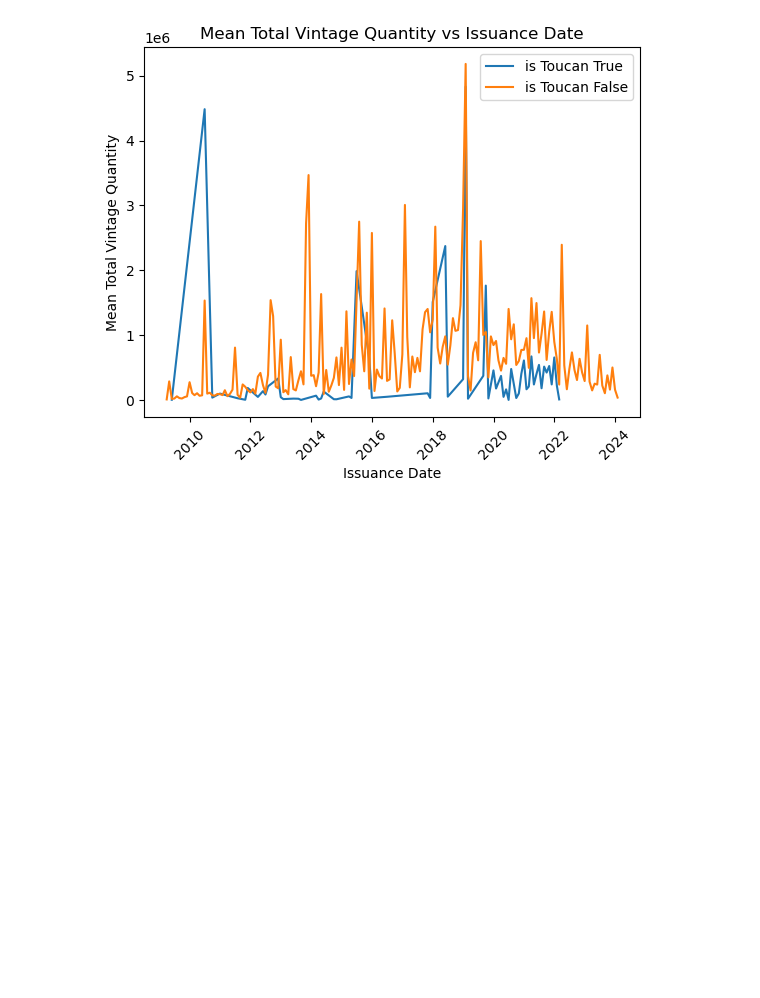
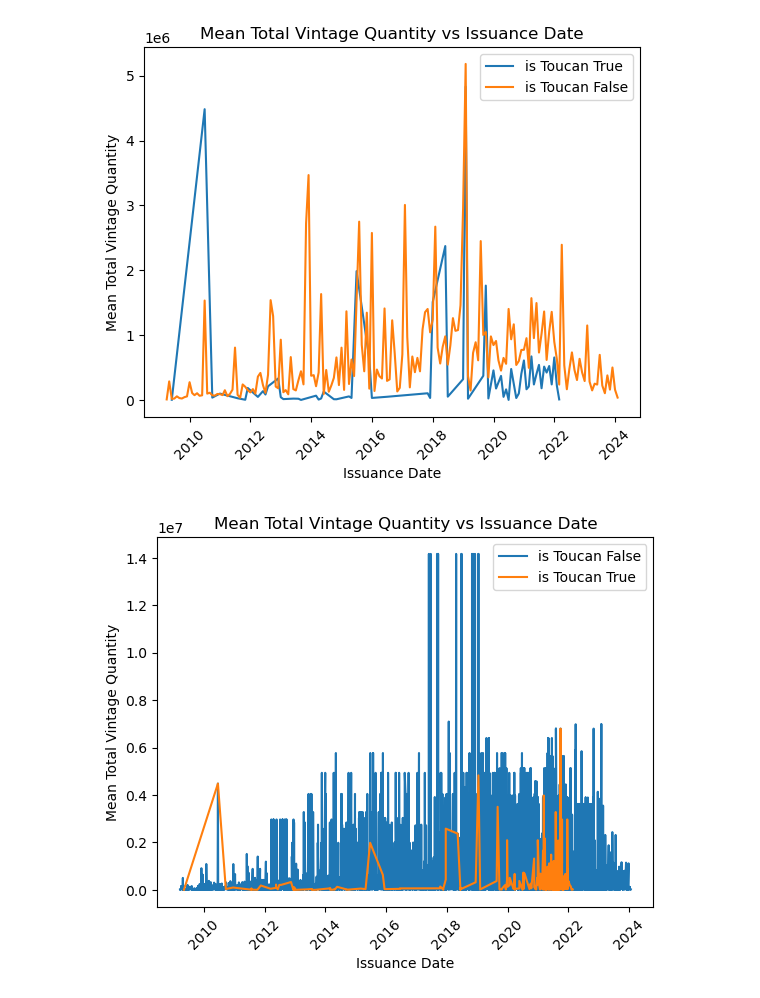
Before and after one commit to dkilleen428/honors_thesis, a Jupyter notebook: Issuance_Date.ipynb, the cells around one changed output. Cells and saved outputs as stored; diff of their text form; code cells hidden in the pictures; blank space fills up the shorter version.

```diff
--- a/Issuance_Date.ipynb
+++ b/Issuance_Date.ipynb
@@ -59,4 +80,39 @@ plt.legend()
 plt.show()
 # %% [output]
 [figure]
+# %%
+import matplotlib.pyplot as plt
+
+# Convert 'Issuance Date' to datetime
+verra_df['Issuance Date'] = pd.to_datetime(verra_df['Issuance Date'])
+
+# Group by 'Issuance Date' and 'is Toucan', and calculate the mean 'Total Vintage Quantity'
+
+# Separate DataFrames for True and False 'is Toucan'
+is_toucan_true = verra_df[verra_df['is Toucan'] == True]
+is_toucan_false = verra_df[verra_df['is Toucan'] == False]
+
+# Plot 'Issuance Date' against 'Total Vintage Quantity' for False 'is Toucan'
+plt.plot(is_toucan_false['Issuance Date'], is_toucan_false['Total Vintage Quantity'], label='is Toucan False')
+
+
+# Plot 'Issuance Date' against 'Total Vintage Quantity' for True 'is Toucan'
+plt.plot(is_toucan_true['Issuance Date'], is_toucan_true['Total Vintage Quantity'], label='is Toucan True')
+
+
+# Set labels and title
+plt.xlabel('Issuance Date')
+plt.ylabel('Mean Total Vintage Quantity')
+plt.title('Mean Total Vintage Quantity vs Issuance Date')
+
+# Rotate x-axis labels for better readability
+plt.xticks(rotation=45)
+
+# Add legend
+plt.legend()
+
+# Show plot
+plt.show()
+# %% [output]
+[figure, added]
 # %%
```
Also changed, not shown: parts of 2 cells of this notebook, 17 other files.
